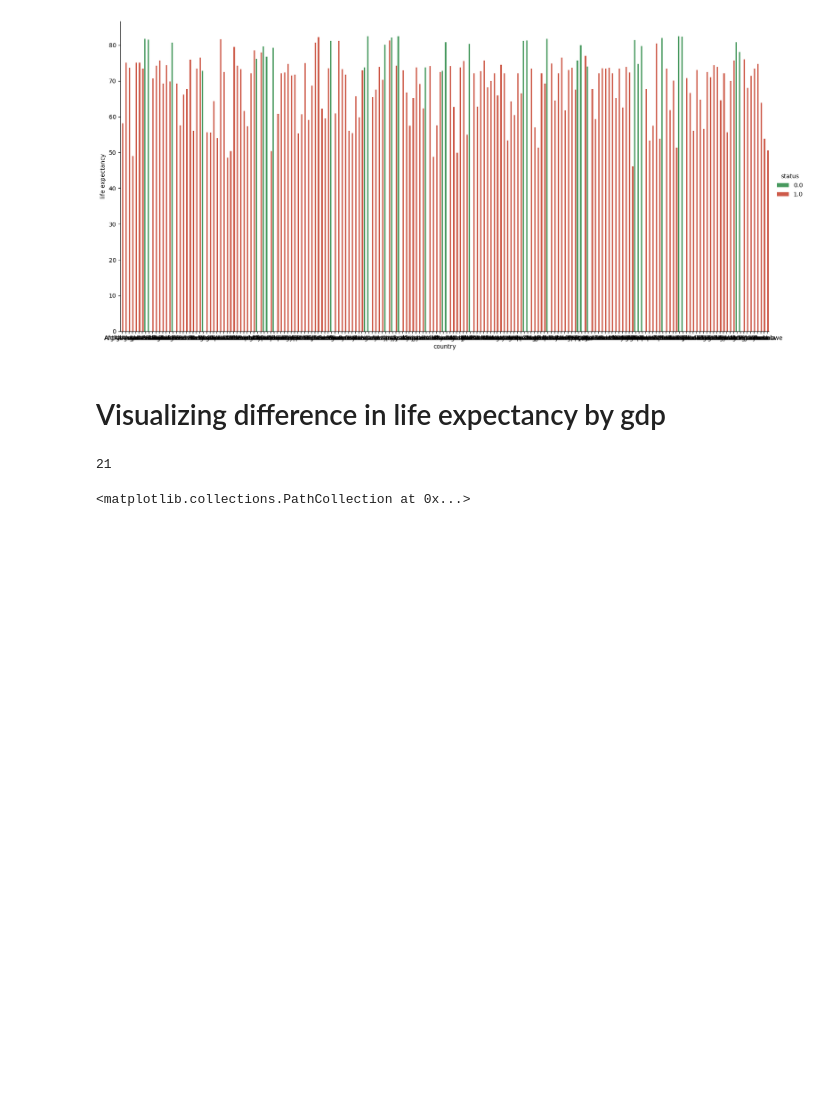
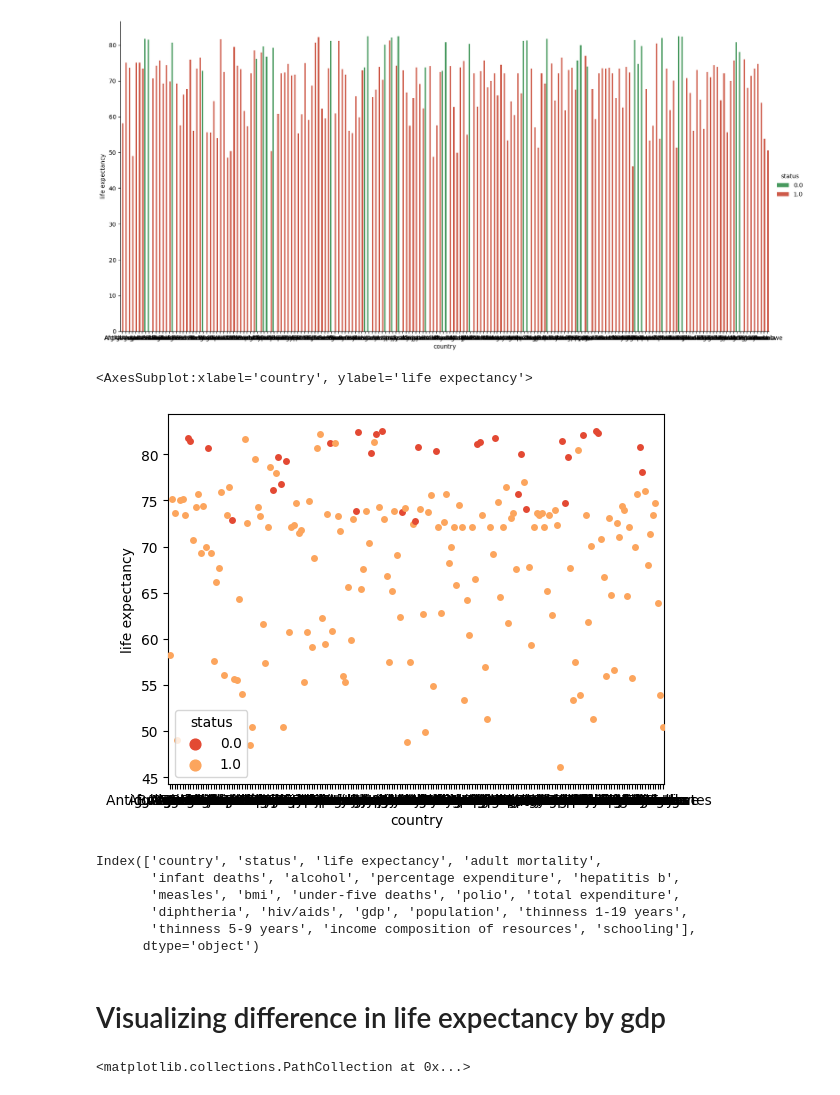
Before and after one commit to lepetitnoir/ML_WHO_Life_Expectancy, a Jupyter notebook: EDA_Life_Expectancy_WHO.ipynb, the cells around one changed output. Saved outputs shown, nothing was run; the diff lists cells and outputs as text; code cells hidden in the pictures; blank space fills up the shorter version.

Commit message:
Visualizing feature importance
submit

```diff
--- a/EDA_Life_Expectancy_WHO.ipynb
+++ b/EDA_Life_Expectancy_WHO.ipynb
@@ -365,12 +365,22 @@ sns.catplot(x= 'country', y = 'life expectancy', hue = 'status', data = lebyc, k
 # %% [output]
 <seaborn.axisgrid.FacetGrid at 0x...>
 [figure]
+# %%
+sns.swarmplot(data=lebyc, x='country', y='life expectancy', hue='status')
+# %% [output]
+<AxesSubplot:xlabel='country', ylabel='life expectancy'>
+[figure, added]
+# %%
+who.columns
+# %% [output]
+Index(['country', 'status', 'life expectancy', 'adult mortality',
+       'infant deaths', 'alcohol', 'percentage expenditure', 'hepatitis b',
+       'measles', 'bmi', 'under-five deaths', 'polio', 'total expenditure',
+       'diphtheria', 'hiv/aids', 'gdp', 'population', 'thinness 1-19 years',
+       'thinness 5-9 years', 'income composition of resources', 'schooling'],
+      dtype='object')
 # %% [markdown]
 # Visualizing difference in life expectancy by gdp
-# %%
-len(who.columns)
-# %% [output]
-21
 # %%
 fig, axes = plt.subplots(1,figsize = (20,16))
 
```
Also changed, not shown: parts of 6 cells of this notebook, 3 other files.
